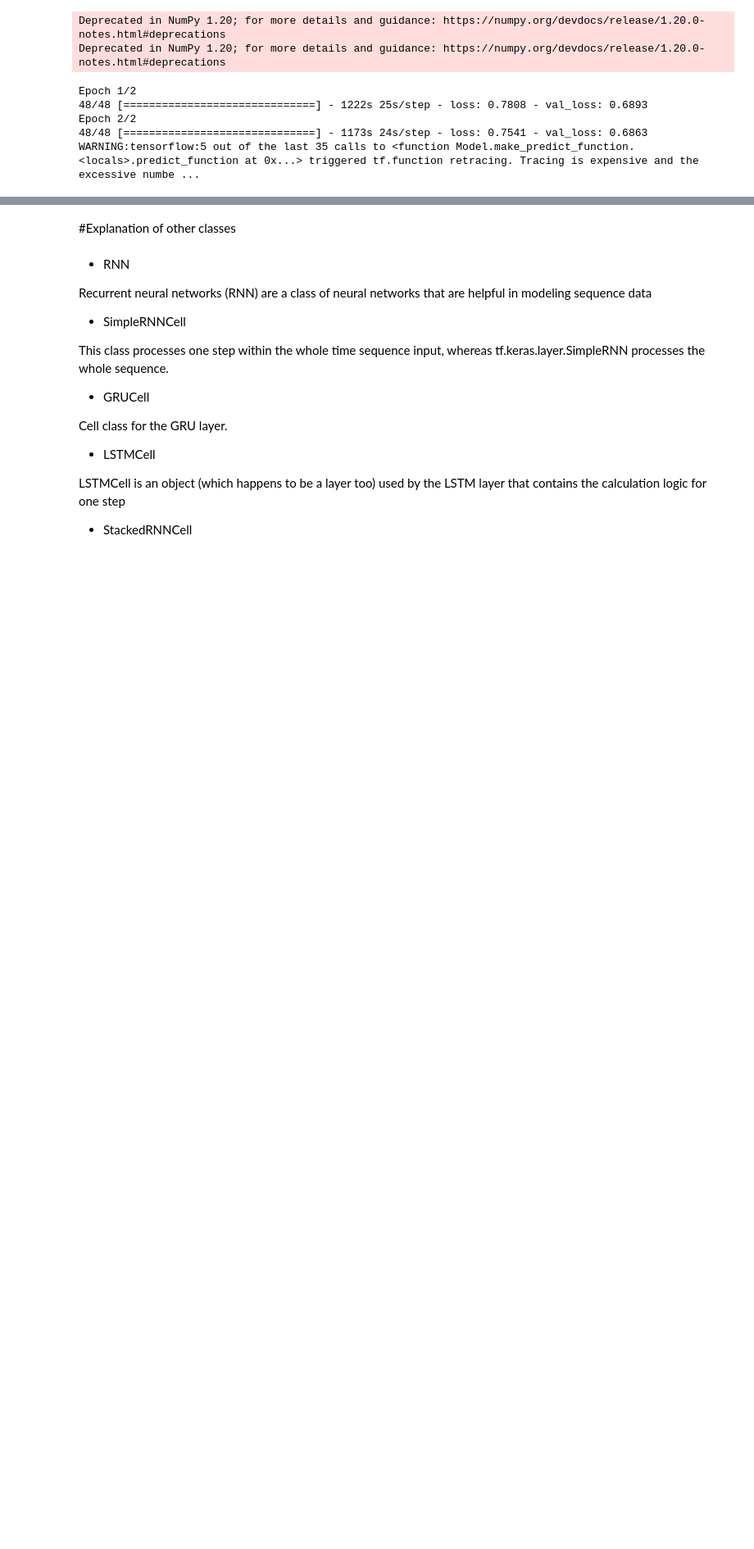
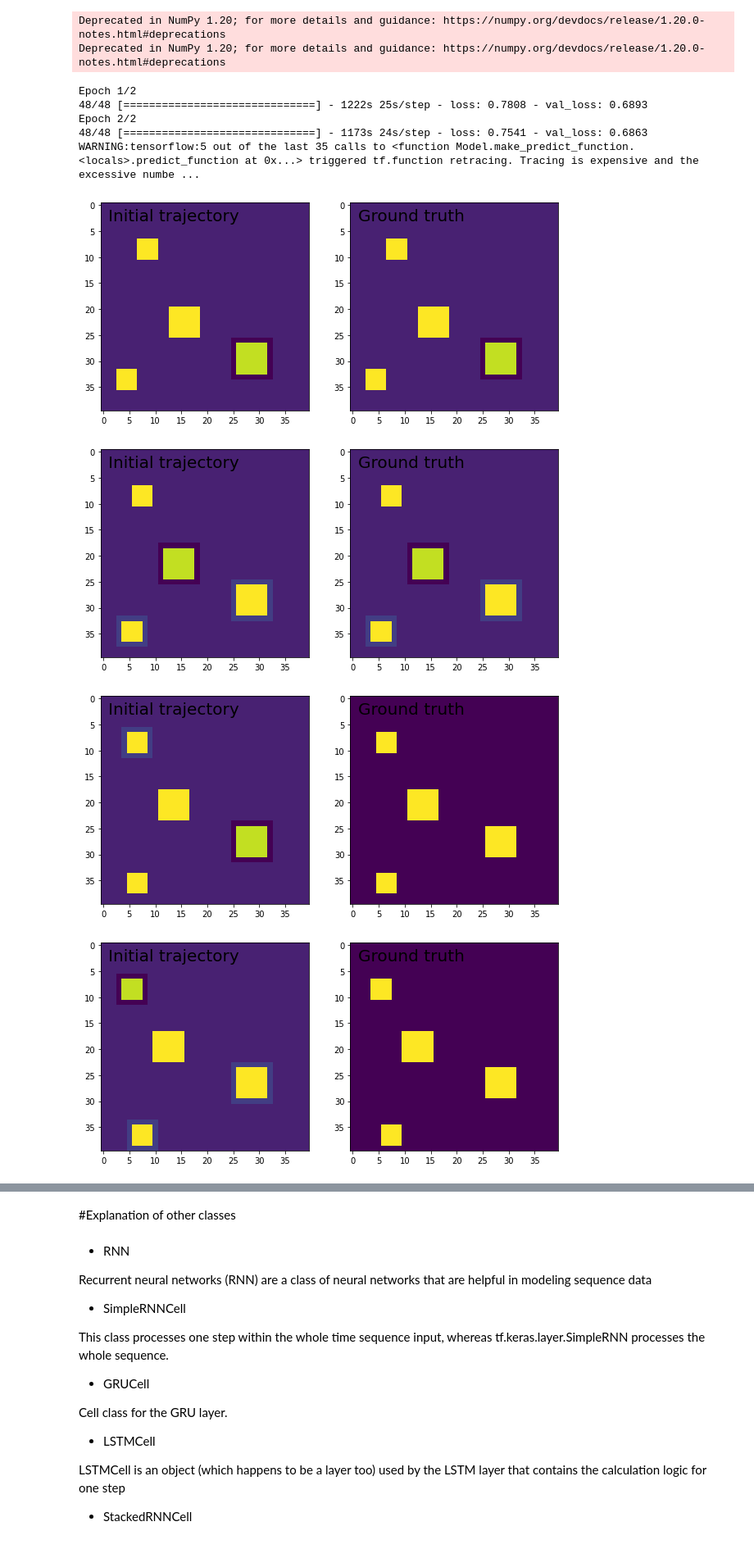
Before and after one commit to AngeMervaneJdev/ML_AI_1, a Jupyter notebook: lstm.ipynb, the cells around one changed output, grey strips where cells are left out. Shown at 82% size. Cells and saved outputs as stored; diff of their text form; code cells hidden in the pictures; blank space fills up the shorter version.

```diff
--- a/lstm.ipynb
+++ b/lstm.ipynb
@@ -286,3 +286,33 @@ Epoch 1/2
 Epoch 2/2
 48/48 [==============================] - 1173s 24s/step - loss: 0.7541 - val_loss: 0.6863
 WARNING:tensorflow:5 out of the last 35 calls to <function Model.make_predict_function.<locals>.predict_function at 0x...> triggered tf.function retracing. Tracing is expensive and the excessive numbe ...
+# %%
+import matplotlib.pyplot as plt
+
+for i in range(15):
+    fig = plt.figure(figsize=(10, 5))
+
+    ax = fig.add_subplot(121)
+
+    if i >= 7:
+        ax.text(1, 3, 'Predictions !', fontsize=20, color='w')
+    else:
+        ax.text(1, 3, 'Initial trajectory', fontsize=20)
+
+    toplot = track[i, ::, ::, 0]
+
+    plt.imshow(toplot)
+    ax = fig.add_subplot(122)
+    plt.text(1, 3, 'Ground truth', fontsize=20)
+
+    toplot = track2[i, ::, ::, 0]
+    if i >= 2:
+        toplot = shifted_movies[which][i - 1, ::, ::, 0]
+
+    plt.imshow(toplot)
+    plt.savefig('%i_animate.png' % (i + 1))
+# %% [output]
+[figure, added]
+[figure, added]
+[figure, added]
+[figure, added]
```
Also changed, not shown: parts of 1 cell of this notebook.
